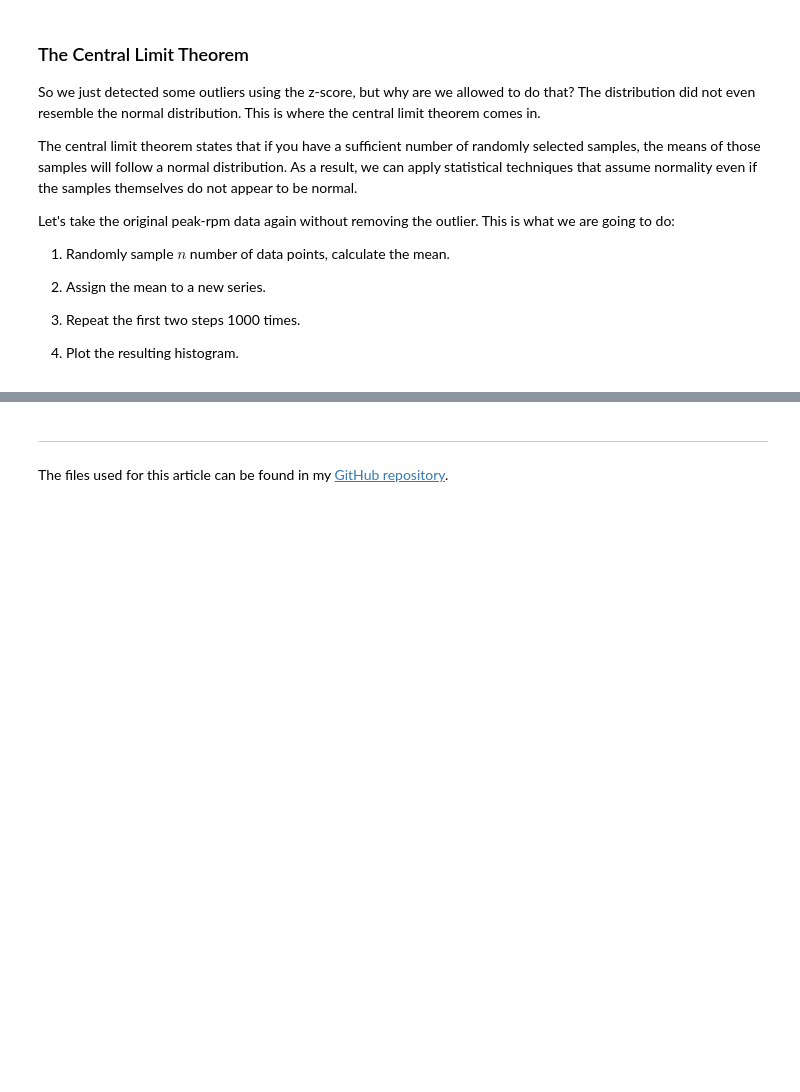
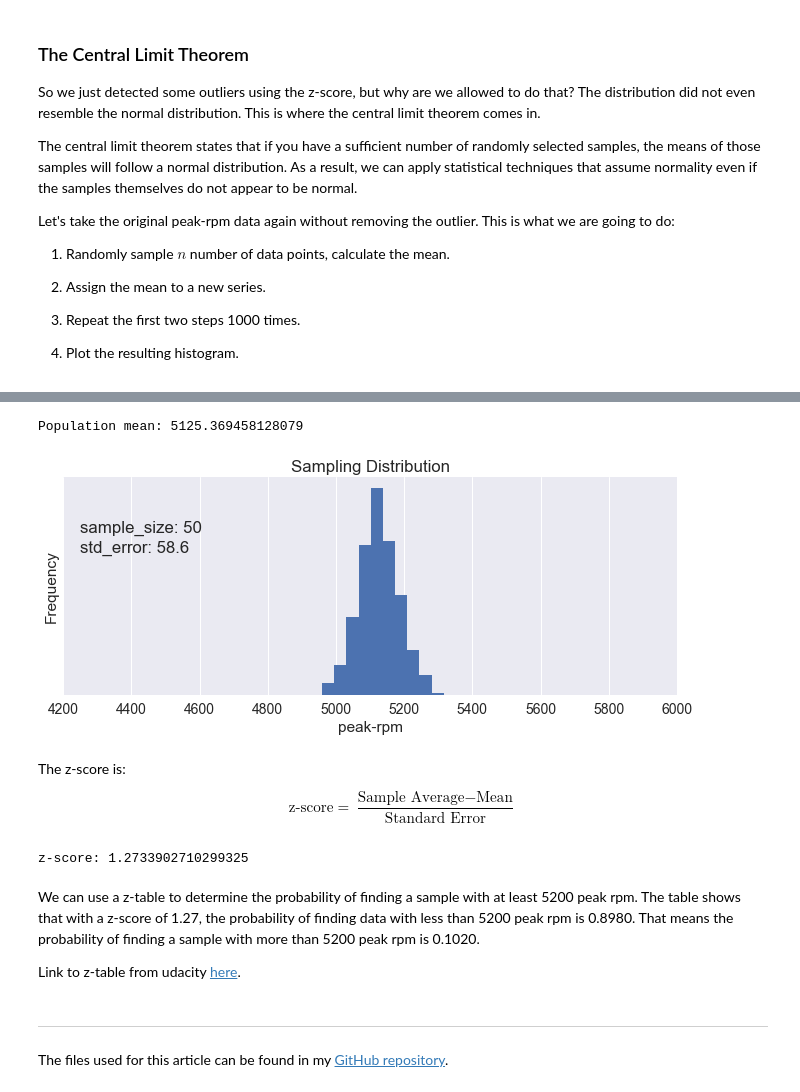
Before and after one commit to sengkchu/codingdisciple.content, a Jupyter notebook: Learning data science/Learning/Understanding Descriptive Statistics/The Normal Distribution and the Central Limit Theorem/The Normal Distribution and the Central Limit Theorem.ipynb, the cells around one changed output, grey strips where cells are left out. Cells and saved outputs as stored; diff of their text form; code cells hidden in the pictures; blank space fills up the shorter version.

```diff
--- a/Learning data science/Learning/Understanding Descriptive Statistics/The Normal Distribution and the Central Limit Theorem/The Normal Distribution and the Central Limit Theorem.ipynb
+++ b/Learning data science/Learning/Understanding Descriptive Statistics/The Normal Distribution and the Central Limit Theorem/The Normal Distribution and the Central Limit Theorem.ipynb
@@ -224,3 +239,34 @@ In summary, we know that the sampling distribution of the mean is normally distr
+# %%
+fig=plt.figure(figsize=(11,4))
+np.random.seed(100)
+
+average_peak_rpm = sampler(1000, 50)
+ax = fig.add_subplot(1, 1, 1)
+ax = average_peak_rpm.hist()
+ax.set_xlim(left = 4200, right = 6000)
+ax.set_ylabel('Frequency')
+ax.set_yticks([])
+plt.title('Sampling Distribution')
+ax.annotate('sample_size: {}'.format(50), xy=(4250, 200), ha='left', va='bottom')
+ax.annotate('std_error: {}'.format(np.std(average_peak_rpm).round(1)), xy=(4250, 175), ha='left', va='bottom')
+print('Population mean: {}'.format(np.mean(peak_rpm_cleaned)))
+plt.xlabel('peak-rpm')
+plt.show()
+# %% [output]
+Population mean: 5125.369458128079
+[figure, added]
+# %% [markdown]
+The z-score is:
+
+$$ \text{z-score} = \frac{\text{Sample Average} - \text{Mean}} {\text{Standard Error}}$$
+# %%
+print('z-score: {}'.format((5200-np.mean(peak_rpm_cleaned))/np.std(average_peak_rpm)))
+# %% [output]
+z-score: 1.2733902710299325
+# %% [markdown]
+We can use a z-table to determine the probability of finding a sample with at least 5200 peak rpm. The table shows that with a z-score of 1.27, the probability of finding data with less than 5200 peak rpm is 0.8980. That means the probability of finding a sample with more than 5200 peak rpm is 0.1020.
+
+Link to z-table from udacity [here](https://s3.amazonaws.com/udacity-hosted-downloads/ZTable.jpg).
 # %% [markdown]
 ---
 
```
Also changed, not shown: parts of 3 cells of this notebook, 3 other files.
